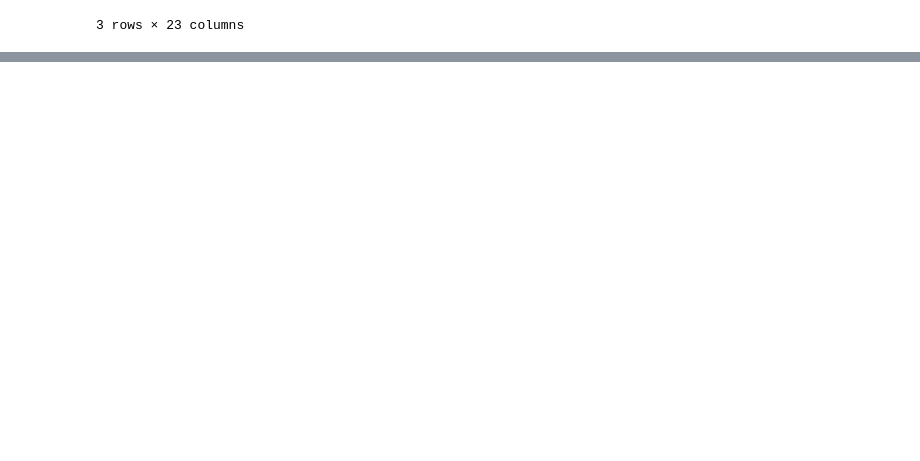
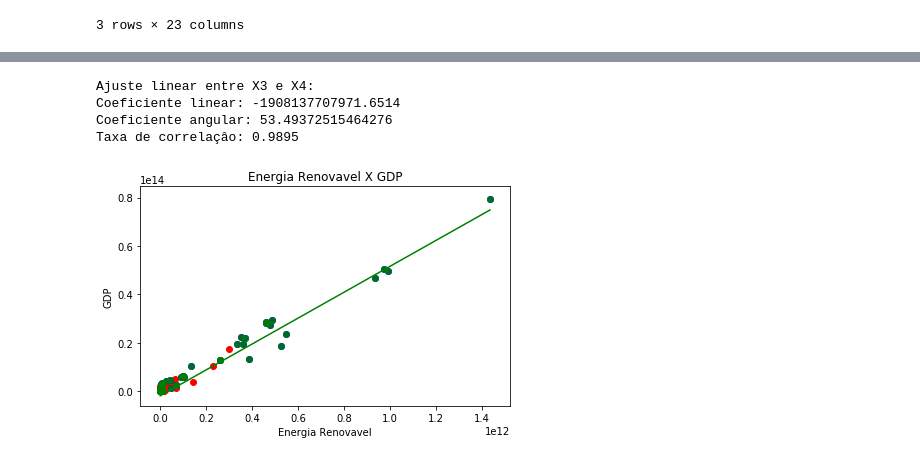
Before and after one commit to Sy2k/CdProjeto, a Jupyter notebook: Projeto1/Rascunho2.ipynb, the cells around one changed output, grey strips where cells are left out. Drawn from its saved outputs; the diff is of its cells as text; code cells hidden in the pictures; blank space fills up the shorter version.

```diff
--- a/Projeto1/Rascunho2.ipynb
+++ b/Projeto1/Rascunho2.ipynb
@@ -237,0 +285,18 @@ Name: Paises, dtype: int64
+# %%
+def reta(dados_x, dados_y, c):
+    a = dados_y.cov(dados_x) / dados_x.var()
+    b = dados_y.mean() - a*dados_x.mean()
+
+    print('Ajuste linear entre X3 e X4:')
+    print('Coeficiente linear:', b)
+    print('Coeficiente angular:', a)
+    print("Taxa de correlaçâo:", '%06.4f' % (dados_x.corr(dados_y)))
+
+    plt.scatter(dados_x, dados_y, c=c, alpha=0.8)
+    plt.title('Energia Renovavel X GDP')
+    plt.xlabel('Energia Renovavel')
+    plt.ylabel('GDP')
+
+    plt.plot((dados_x.min(), dados_x.max()), (a*dados_x.min()+b, a*dados_x.max()+b), color=c)
+
+    plt.tight_layout()
@@ -238 +305,12 @@ Name: Paises, dtype: int64
+# %%
+plt.scatter(Energy_Green.loc[Energy_Green.Paises=="sim","2014"], GDP2.loc[GDP2.Paises=="sim", "2014"], color="r")
+# reta(Energy_Green.loc[Energy_Green.Paises=="sim",'1992'], GDP2.loc[GDP2.Paises=="sim", '1992'], "r")
+plt.scatter(Energy_Green.loc[Energy_Green.Paises=="não","2014"], GDP2.loc[GDP2.Paises=="não", "2014"], color="b")
+reta(Energy_Green.loc[Energy_Green.Paises=="não",'2014'], GDP2.loc[GDP2.Paises=="não", '2014'], "g")
+# %% [output]
+Ajuste linear entre X3 e X4:
+Coeficiente linear: -1908137707971.6514
+Coeficiente angular: 53.49372515464276
+Taxa de correlaçâo: 0.9895
+[figure, added]
 # %%
```
Also changed, not shown: parts of 30 cells of this notebook, 3 other files.
